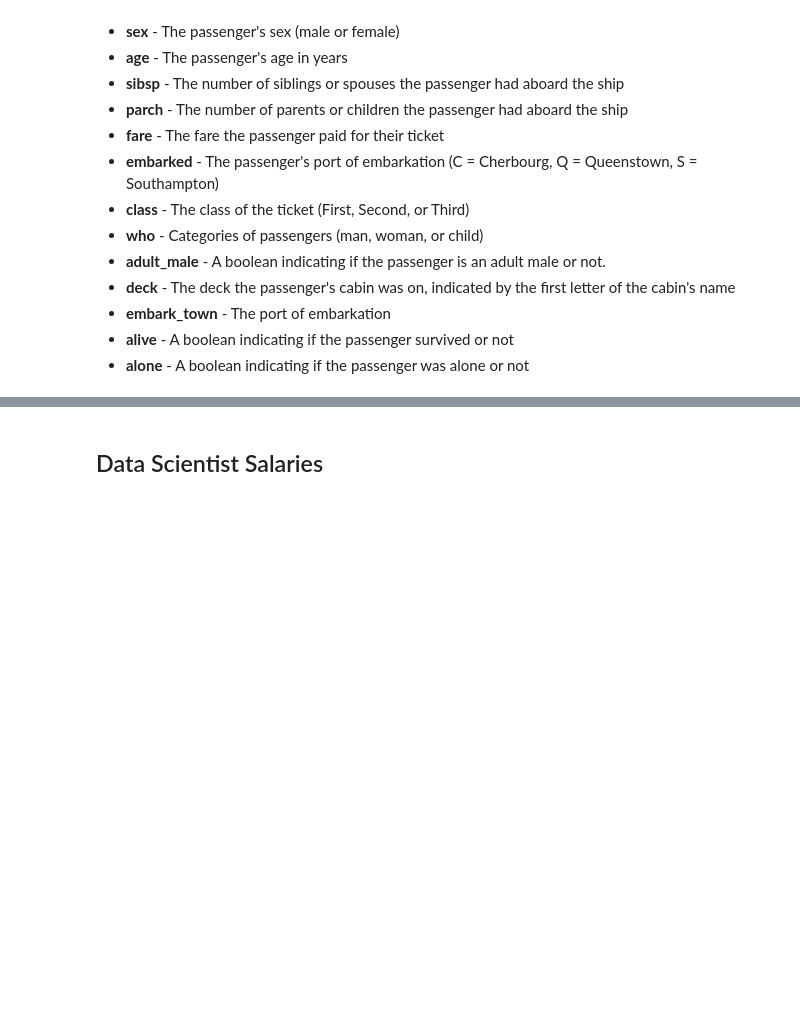
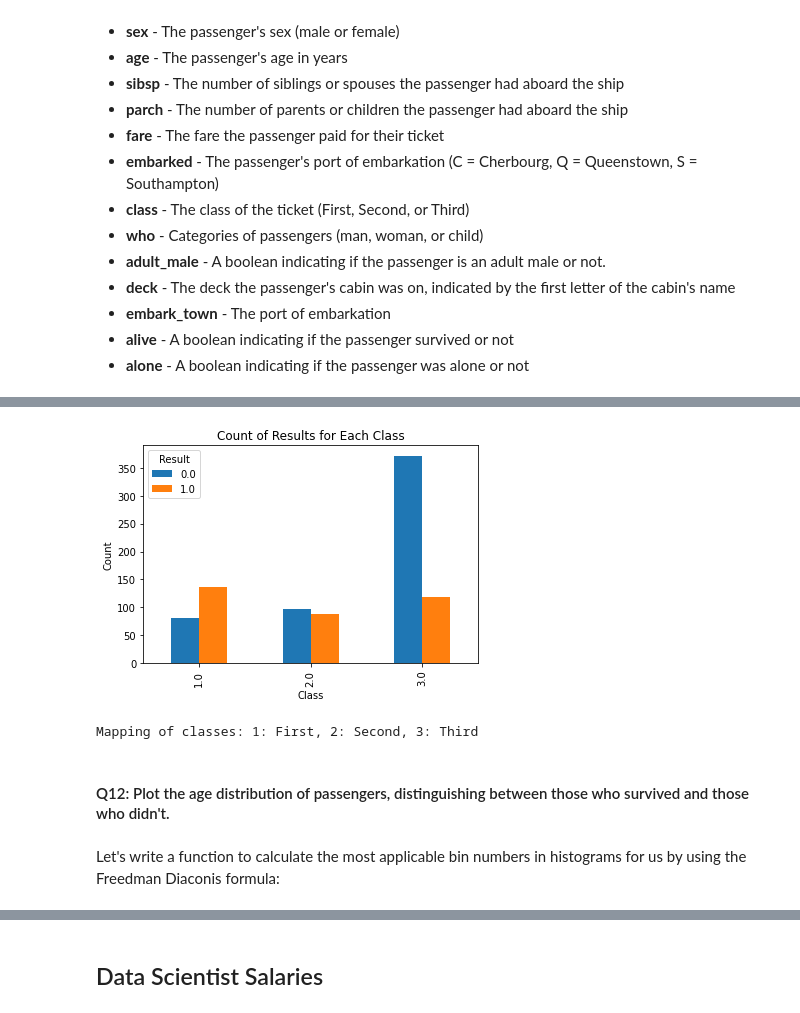
Before and after one commit to Hadi-loo/Introduction-to-Data-Science-Course, a Jupyter notebook: CA2. Investigating Data/investigating data.ipynb, the cells around one changed output, grey strips where cells are left out. Cells and saved outputs as stored; diff of their text form; code cells hidden in the pictures; blank space fills up the shorter version.

```diff
--- a/CA2. Investigating Data/investigating data.ipynb
+++ b/CA2. Investigating Data/investigating data.ipynb
@@ -52,0 +461,18 @@ This is a brief explanation of the columns in the given dataset:
+# %%
+result_counts = df1_new.groupby('pclass')['survived'].value_counts().unstack()
+
+result_counts.plot(kind='bar')
+plt.xlabel('Class')
+plt.ylabel('Count')
+plt.title('Count of Results for Each Class')
+plt.legend(title='Result')
+plt.show()
+
+print("Mapping of classes: 1: First, 2: Second, 3: Third")
+# %% [output]
+[figure, added]
+Mapping of classes: 1: First, 2: Second, 3: Third
+# %% [markdown]
+#### Q12: Plot the age distribution of passengers, distinguishing between those who survived and those who didn't.
+# %% [markdown]
+Let's write a function to calculate the most applicable bin numbers in histograms for us by using the Freedman Diaconis formula:
```
Also changed, not shown: parts of 70 cells of this notebook, 2 other files.
